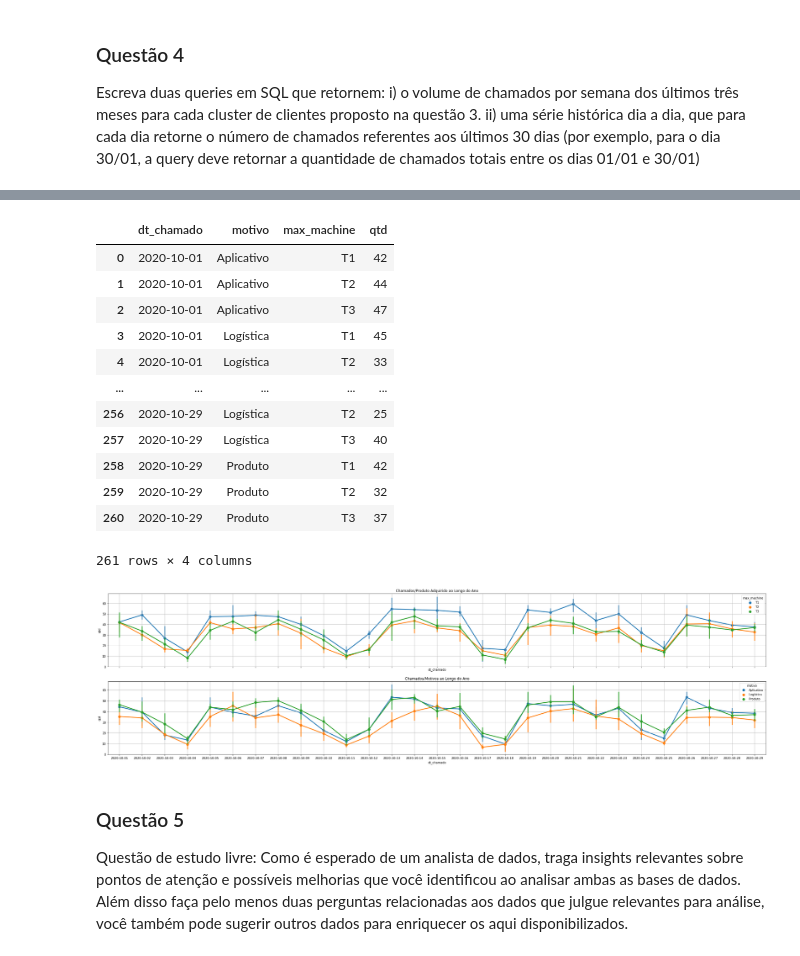
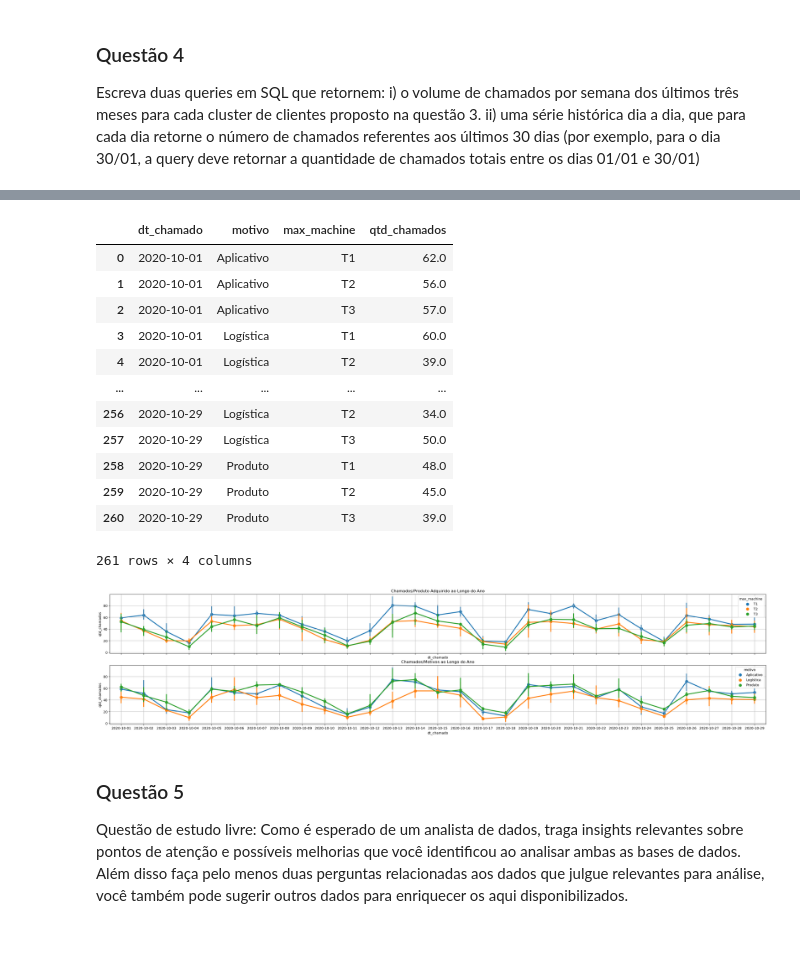
Before and after one commit to whatshall/Estudos, a Jupyter notebook: case_teste/case_teste.ipynb, the cells around one changed output, grey strips where cells are left out. Drawn from its saved outputs; the diff is of its cells as text; code cells hidden in the pictures.

```diff
--- a/case_teste/case_teste.ipynb
+++ b/case_teste/case_teste.ipynb
@@ -17,5 +17,5 @@ warnings.filterwarnings("ignore")
 # %%
 # Engine pra queries no Postgres
-engine = create_engine('postgresql://dbadmin:****@*****/*****')
+engine = create_engine('******://******:******@******/******')
 # %%
 # df cases
@@ -82,11 +88,13 @@ creds_ts['id'].groupby(creds_ts['cred_date'].dt.to_period('M')).sum().plot(kind=
 # %%
 # SEPARANDO OS CHAMADOS PELOS MESES, EM ATENDIDOS OU N'AO ATENDIDOS
-chamados = pd.read_sql('''SELECT CAST(DATE_TRUNC('month', CAST(date_ref AS DATE)) AS DATE) AS date_ref, missed, COUNT(missed)
+chamados = pd.read_sql('''SELECT CAST(DATE_TRUNC('month', CAST(date_ref AS DATE)) AS DATE) AS date_ref,
+                          COUNT(missed)
                           FROM dbadmin.tb_cases
                           WHERE TRUE
-                          AND date_ref IS NOT NULL
-                          GROUP BY 1, 2
-                          ORDER BY 1 DESC''', engine)
+                          AND date_ref <> ''
+                          GROUP BY 1
+                          ORDER BY 1 DESC
+                      ''', engine)
 # %%
 chamados
 # %% [output]
@@ -394,32 +440,32 @@ ORDER BY 1 ASC
 # %%
 q4_2
 # %% [output]
-|  | dt_chamado | motivo | max_machine | qtd |
-| 0 | 2020-10-01 | Aplicativo | T1 | 42 |
-| 1 | 2020-10-01 | Aplicativo | T2 | 44 |
-| 2 | 2020-10-01 | Aplicativo | T3 | 47 |
-| 3 | 2020-10-01 | Logística | T1 | 45 |
-| 4 | 2020-10-01 | Logística | T2 | 33 |
+|  | dt_chamado | motivo | max_machine | qtd_chamados |
+| 0 | 2020-10-01 | Aplicativo | T1 | 62.0 |
+| 1 | 2020-10-01 | Aplicativo | T2 | 56.0 |
+| 2 | 2020-10-01 | Aplicativo | T3 | 57.0 |
+| 3 | 2020-10-01 | Logística | T1 | 60.0 |
+| 4 | 2020-10-01 | Logística | T2 | 39.0 |
 | ... | ... | ... | ... | ... |
-| 256 | 2020-10-29 | Logística | T2 | 25 |
-| 257 | 2020-10-29 | Logística | T3 | 40 |
-| 258 | 2020-10-29 | Produto | T1 | 42 |
-| 259 | 2020-10-29 | Produto | T2 | 32 |
-| 260 | 2020-10-29 | Produto | T3 | 37 |
+| 256 | 2020-10-29 | Logística | T2 | 34.0 |
+| 257 | 2020-10-29 | Logística | T3 | 50.0 |
+| 258 | 2020-10-29 | Produto | T1 | 48.0 |
+| 259 | 2020-10-29 | Produto | T2 | 45.0 |
+| 260 | 2020-10-29 | Produto | T3 | 39.0 |
 261 rows × 4 columns
 # %%
 # tendências chamados
-_, ax = plt.subplots(nrows = 2, sharex = True, figsize = (40, 10))
+_, ax = plt.subplots(nrows = 2, sharex = True, figsize = (35, 7))
 
-sns.pointplot(data = q4_2, x = 'dt_chamado', y = 'qtd', hue = 'max_machine', ax = ax[0])
+sns.pointplot(data = q4_2, x = 'dt_chamado', y = 'qtd_chamados', hue = 'max_machine', ax = ax[0])
 ax[0].set_title("Chamados/Produto Adquirido ao Longo do Ano")
 ax[0].grid()
 
-sns.pointplot(data = q4_2, x = 'dt_chamado', y = 'qtd', hue = 'motivo', ax = ax[1])
+sns.pointplot(data = q4_2, x = 'dt_chamado', y = 'qtd_chamados', hue = 'motivo', ax = ax[1])
 ax[1].set_title("Chamados/Motivos ao Longo do Ano")
 ax[1].grid()
 # %% [output]
-[figure, old version]
+[figure, new version]
 # %% [markdown]
 ### Questão 5
 Questão de estudo livre: Como é esperado de um analista de dados, traga insights relevantes sobre pontos de atenção e possíveis melhorias que você identificou ao analisar ambas as bases de dados.
```
Also changed, not shown: parts of 22 cells of this notebook, 5 other files.
